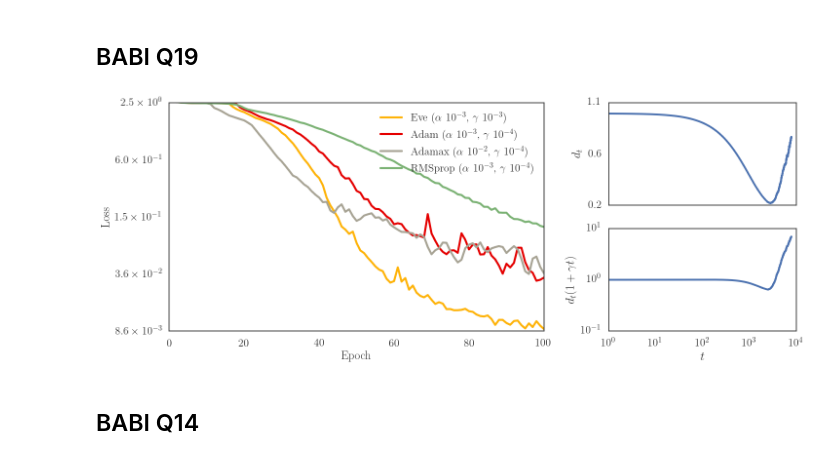
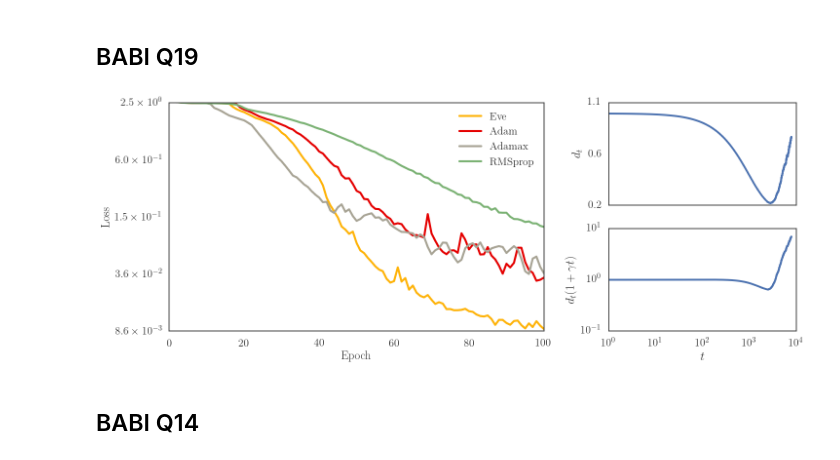
Before and after one commit to jayanthkoushik/sgd-feedback, a Jupyter notebook: src/compare_opts.ipynb, the cells around one changed output. Saved outputs shown, nothing was run; the diff lists cells and outputs as text; code cells hidden in the pictures.

Commit message:
Remove lrg from babi_q19

```diff
--- a/src/compare_opts.ipynb
+++ b/src/compare_opts.ipynb
@@ -174,9 +174,9 @@ plt.savefig("../data/paper_figures/gru_ptb.png", dpi=200, bbox_inches="tight")
 # %% [markdown]
 ## BABI Q19
 # %%
-generic_visualize("gru", "babi_q19", saveax1="../data/paper_figures/gru_babi_q19.png")
+generic_visualize("gru", "babi_q19", saveax1="../data/paper_figures/gru_babi_q19.png", nolrg=True)
 # %% [output]
-[figure, old version]
+[figure, new version]
 # %% [markdown]
 ## BABI Q14
 # %%
```
Also changed, not shown: 5 other files.
